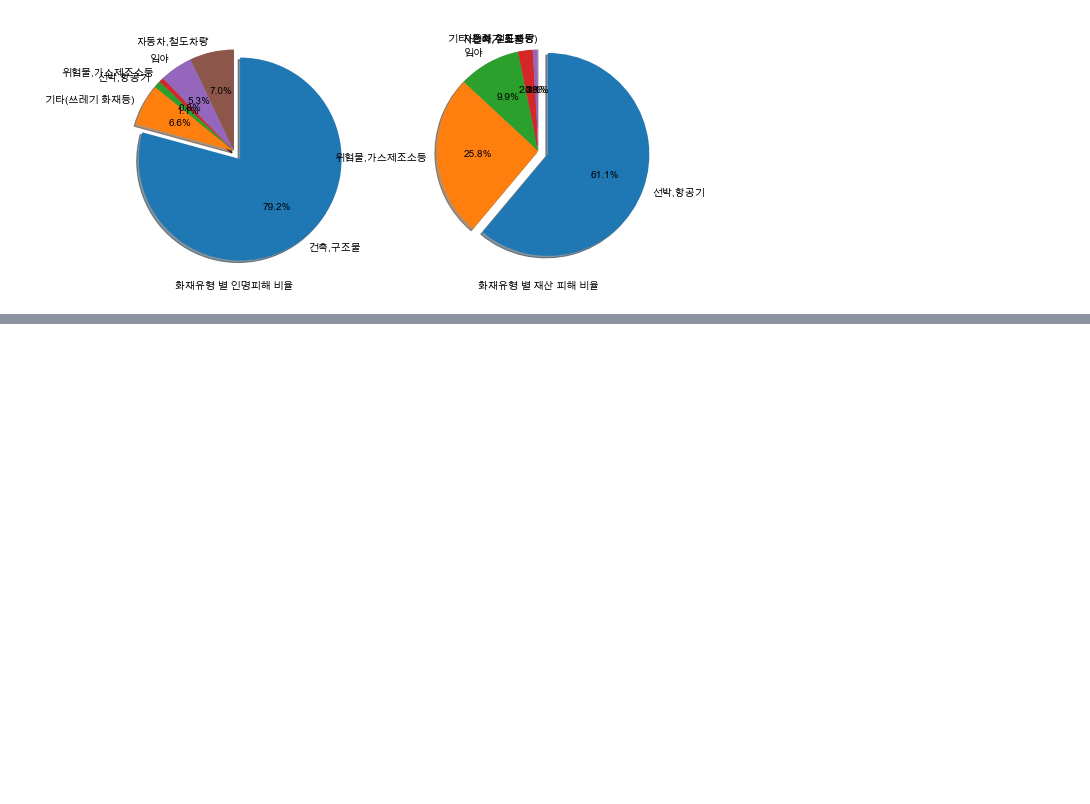
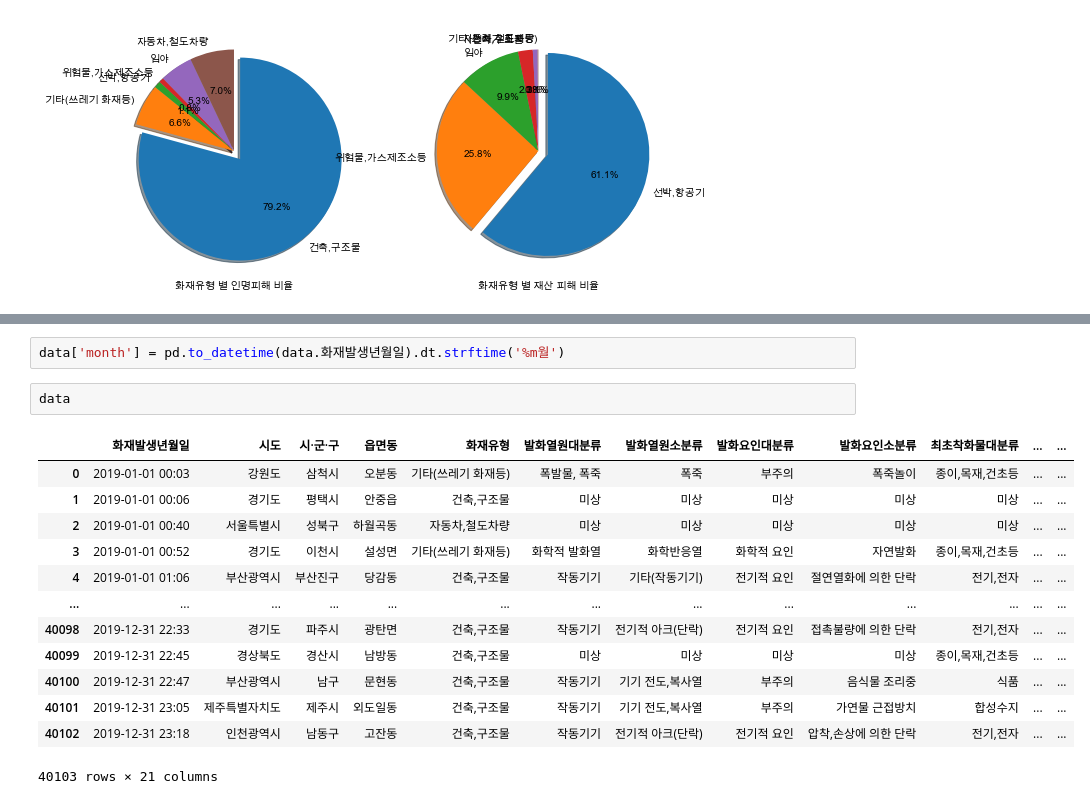
Before and after one commit to charmingjae/pandas, a Jupyter notebook: work/project.ipynb, the cells around one changed output, grey strips where cells are left out. Saved outputs shown, nothing was run; the diff lists cells and outputs as text; blank space fills up the shorter version.

```diff
--- a/work/project.ipynb
+++ b/work/project.ipynb
@@ -148,0 +174,18 @@ Text(0, 0.5, '')
+# %%
+data['month'] = pd.to_datetime(data.화재발생년월일).dt.strftime('%m월')
+# %%
+data
+# %% [output]
+|  | 화재발생년월일 | 시도 | 시·군·구 | 읍면동 | 화재유형 | 발화열원대분류 | 발화열원소분류 | 발화요인대분류 | 발화요인소분류 | 최초착화물대분류 | ... | ... |
+| 0 | 2019-01-01 00:03 | 강원도 | 삼척시 | 오분동 | 기타(쓰레기 화재등) | 폭발물, 폭죽 | 폭죽 | 부주의 | 폭죽놀이 | 종이,목재,건초등 | ... | ... |
+| 1 | 2019-01-01 00:06 | 경기도 | 평택시 | 안중읍 | 건축,구조물 | 미상 | 미상 | 미상 | 미상 | 미상 | ... | ... |
+| 2 | 2019-01-01 00:40 | 서울특별시 | 성북구 | 하월곡동 | 자동차,철도차량 | 미상 | 미상 | 미상 | 미상 | 미상 | ... | ... |
+| 3 | 2019-01-01 00:52 | 경기도 | 이천시 | 설성면 | 기타(쓰레기 화재등) | 화학적 발화열 | 화학반응열 | 화학적 요인 | 자연발화 | 종이,목재,건초등 | ... | ... |
+| 4 | 2019-01-01 01:06 | 부산광역시 | 부산진구 | 당감동 | 건축,구조물 | 작동기기 | 기타(작동기기) | 전기적 요인 | 절연열화에 의한 단락 | 전기,전자 | ... | ... |
+| ... | ... | ... | ... | ... | ... | ... | ... | ... | ... | ... | ... | ... |
+| 40098 | 2019-12-31 22:33 | 경기도 | 파주시 | 광탄면 | 건축,구조물 | 작동기기 | 전기적 아크(단락) | 전기적 요인 | 접촉불량에 의한 단락 | 전기,전자 | ... | ... |
+| 40099 | 2019-12-31 22:45 | 경상북도 | 경산시 | 남방동 | 건축,구조물 | 미상 | 미상 | 미상 | 미상 | 종이,목재,건초등 | ... | ... |
+| 40100 | 2019-12-31 22:47 | 부산광역시 | 남구 | 문현동 | 건축,구조물 | 작동기기 | 기기 전도,복사열 | 부주의 | 음식물 조리중 | 식품 | ... | ... |
+| 40101 | 2019-12-31 23:05 | 제주특별자치도 | 제주시 | 외도일동 | 건축,구조물 | 작동기기 | 기기 전도,복사열 | 부주의 | 가연물 근접방치 | 합성수지 | ... | ... |
+| 40102 | 2019-12-31 23:18 | 인천광역시 | 남동구 | 고잔동 | 건축,구조물 | 작동기기 | 전기적 아크(단락) | 전기적 요인 | 압착,손상에 의한 단락 | 전기,전자 | ... | ... |
+40103 rows × 21 columns
```
Also changed, not shown: parts of 38 cells of this notebook, 4 other files.
